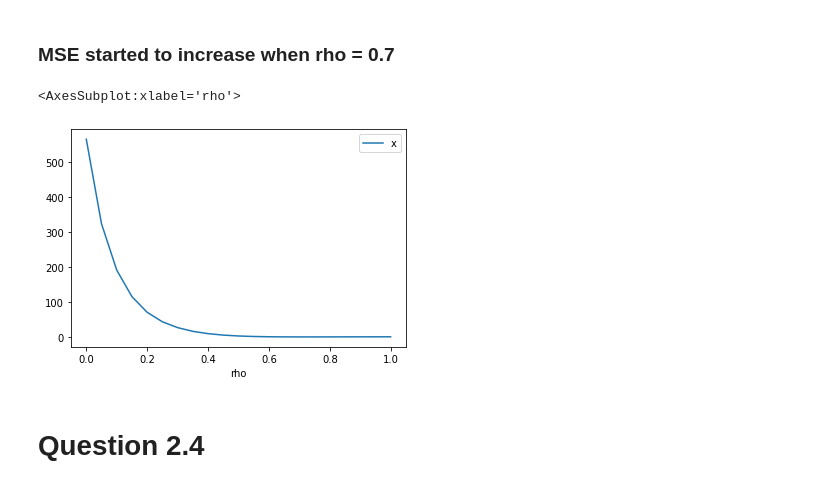
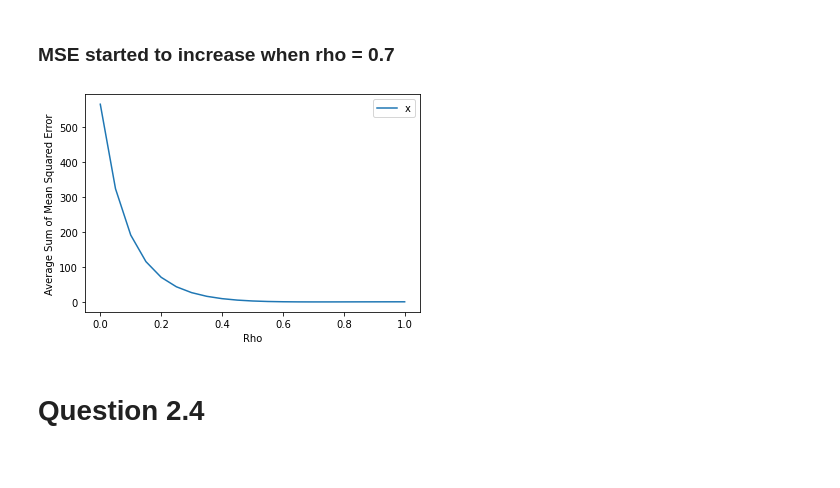
Before and after one commit to YourTeacher23/MAST30034-Assignment1, a Jupyter notebook: Notebook3.ipynb, the cells around one changed output. Drawn from its saved outputs; the diff is of its cells as text; code cells hidden in the pictures.

```diff
--- a/Notebook3.ipynb
+++ b/Notebook3.ipynb
@@ -38,11 +39,12 @@ avg_smse['rho'] = rho
 avg_smse = avg_smse.set_index('rho')
 # %% [markdown]
 ### MSE started to increase when rho = 0.7
-# %%
-sns.lineplot(data = avg_smse)
-# %% [output]
-<AxesSubplot:xlabel='rho'>
-[figure, removed]
+# %%
+ax = sns.lineplot(data = avg_smse)
+ax.set(xlabel='Rho', ylabel='Average Sum of Mean Squared Error')
+plt.savefig('../MAST30034-Assignment1/plots/Q2_3-1.png')
+# %% [output]
+[figure, added]
 # %% [markdown]
 # Question 2.4
 # %%
```
Also changed, not shown: parts of 2 cells of this notebook, 1 other file.
